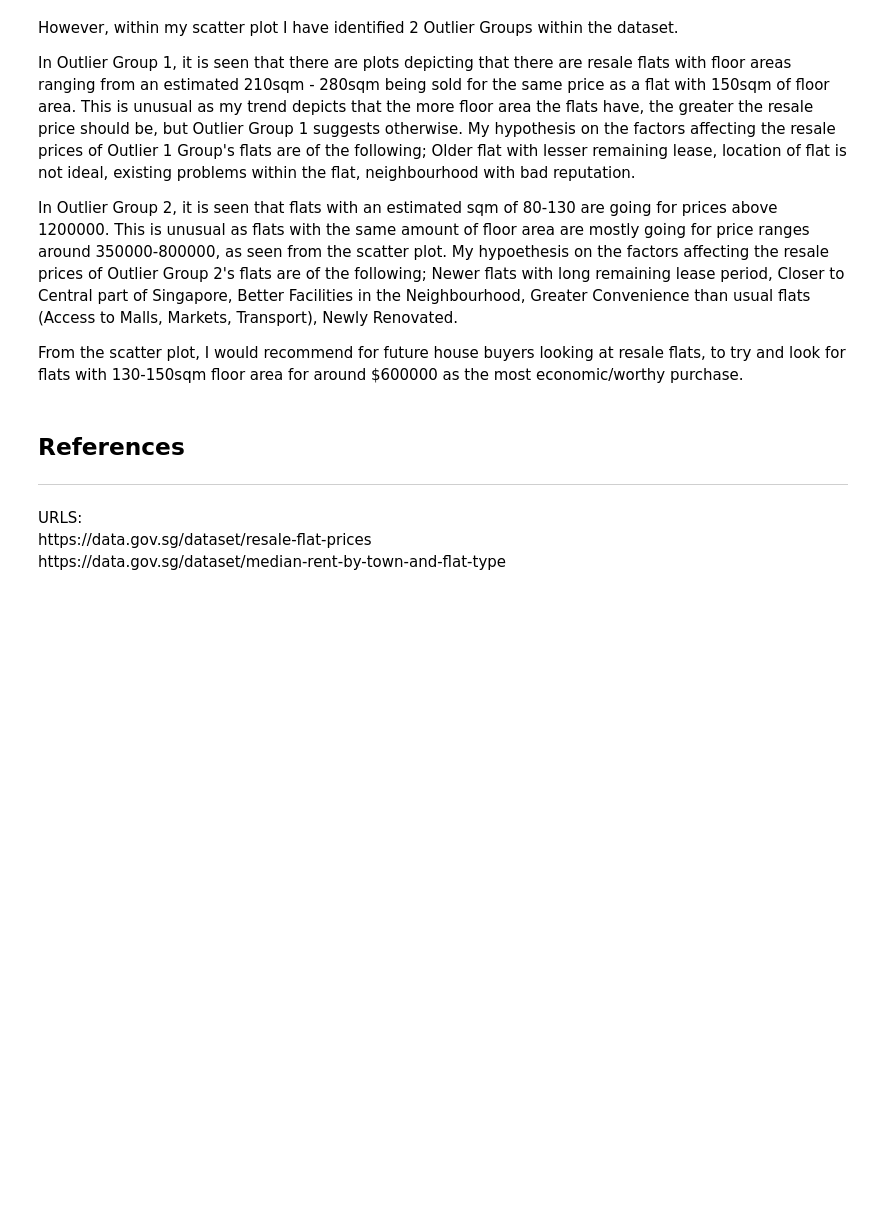
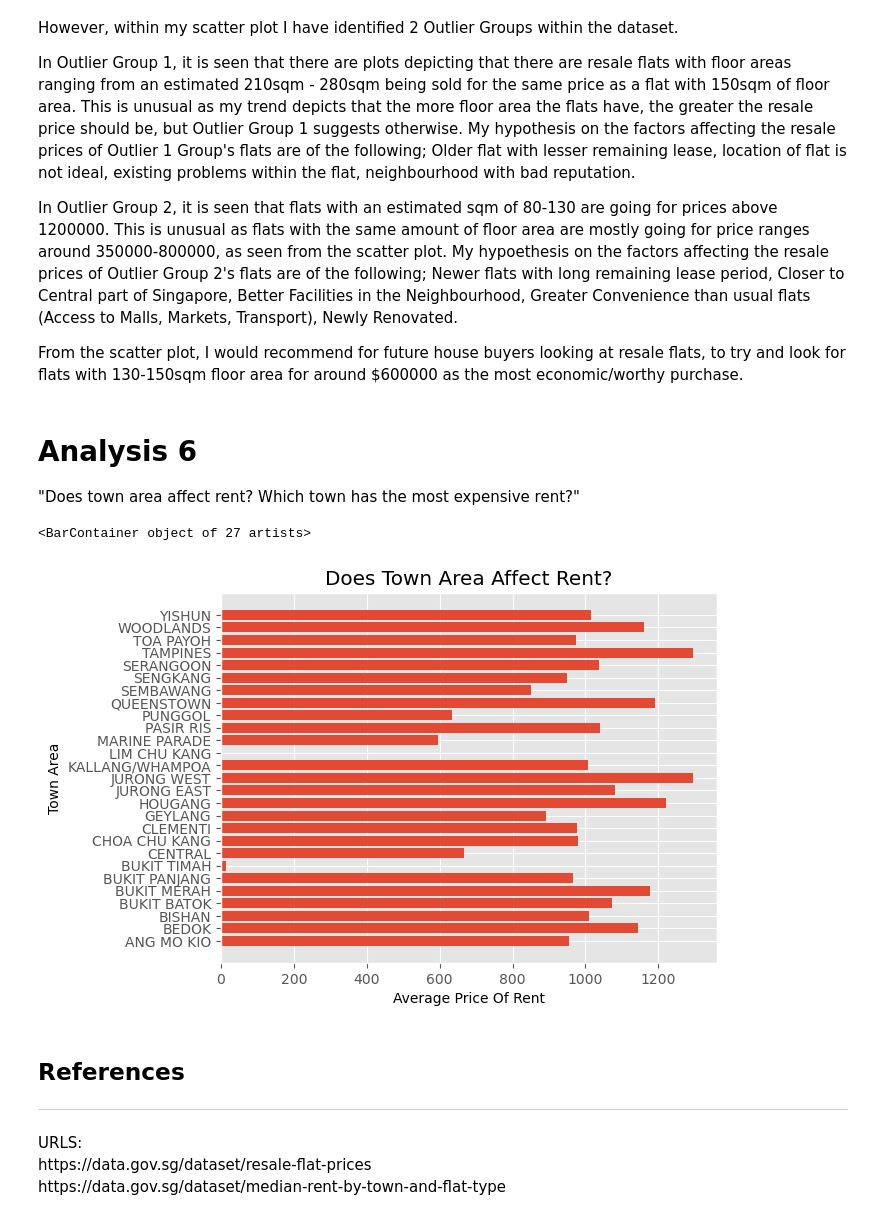
Before and after one commit to Kellories/PDS-CA01, a Jupyter notebook: CA01.ipynb, the cells around one changed output. Cells and saved outputs as stored; diff of their text form; code cells hidden in the pictures; blank space fills up the shorter version.

Commit message:
feat: bar graph for analysis 6

```diff
--- a/CA01.ipynb
+++ b/CA01.ipynb
@@ -276,6 +276,31 @@ In Outlier Group 1, it is seen that there are plots depicting that there are res
 In Outlier Group 2, it is seen that flats with an estimated sqm of 80-130 are going for prices above 1200000. This is unusual as flats with the same amount of floor area are mostly going for price ranges around 350000-800000, as seen from the scatter plot. My hypoethesis on the factors affecting the resale prices of Outlier Group 2's flats are of the following; Newer flats with long remaining lease period, Closer to Central part of Singapore, Better Facilities in the Neighbourhood, Greater Convenience than usual flats (Access to Malls, Markets, Transport), Newly Renovated.
 
 From the scatter plot, I would recommend for future house buyers looking at resale flats, to try and look for flats with 130-150sqm floor area for around $600000 as the most economic/worthy purchase.
+# %% [markdown]
+<h1> Analysis 6</h1>
+"Does town area affect rent? Which town has the most expensive rent?"
+# %%
+
+
+data = np.genfromtxt('./datasets/median-rent-by-town-and-flat-type.csv',dtype = ['U10','U20','U10','i8'],  filling_values = {3:0}, delimiter = ',', names = True)
+
+
+for n in range(len(data)):
+    data['quarter'][n] = data['quarter'][n][:4]
+data['town'] = np.char.strip(data['town'])
+data['town'][data['town'] == 'KALLANG/ WHAMPOA'] = 'KALLANG/WHAMPOA'
+town = np.unique(data['town'])
+avg_price = []
+for i in town :
+   avg_price.append(np.mean(data[data['town']== i]['median_rent']))
+
+plt.title("Does Town Area Affect Rent?")
+plt.xlabel("Average Price Of Rent")
+plt.ylabel("Town Area")
+plt.barh(town,avg_price)
+# %% [output]
+<BarContainer object of 27 artists>
+[figure, added]
 # %% [markdown]
 ## **References**
 <hr>
```
